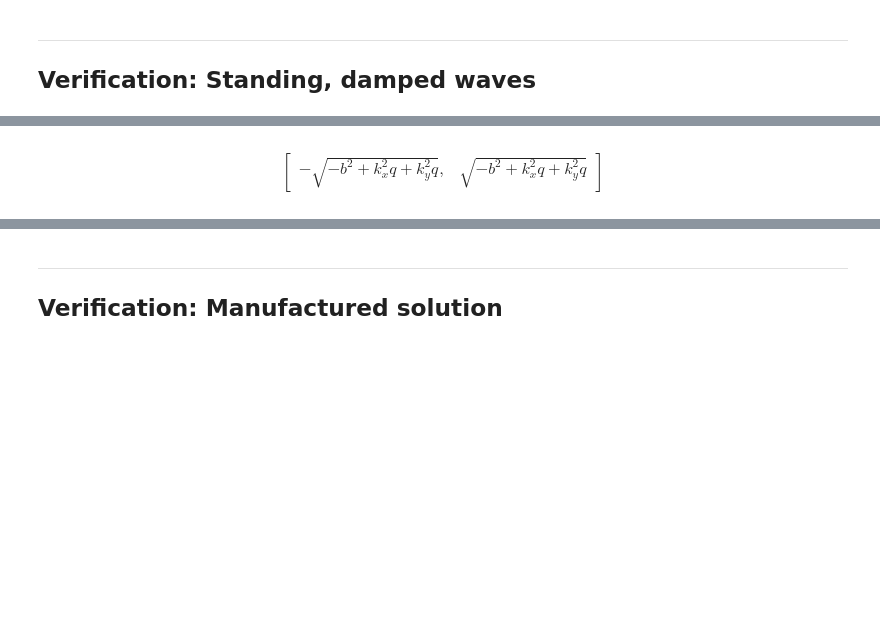
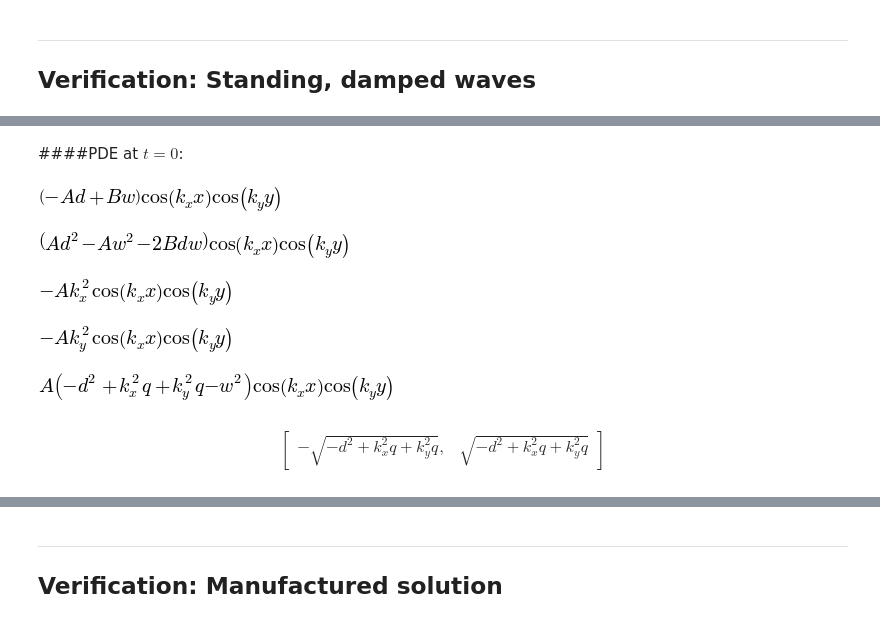
Before and after one commit to miladh/inf5620, a Jupyter notebook: waveEquation/doc/src/waveEquation.ipynb, the cells around one changed output, grey strips where cells are left out. Drawn from its saved outputs; the diff is of its cells as text; code cells hidden in the pictures; blank space fills up the shorter version.

```diff
--- a/waveEquation/doc/src/waveEquation.ipynb
+++ b/waveEquation/doc/src/waveEquation.ipynb
@@ -508,5 +480,20 @@ display(eq, eq_t0)
+# %% [markdown]
+####PDE at $t=0$:
+# %%
+u_t_t0  = u_t.subs(t, 0)
+u_tt_t0 = u_tt.subs(t, 0)
+u_xx_t0 = u_xx.subs(t, 0)
+u_yy_t0 = u_yy.subs(t, 0)
+eq_t0 = eq_B.subs(t,0).simplify()
+display(u_t_t0,u_tt_t0, u_xx_t0,u_yy_t0,eq_t0)
+# %% [output]
+[figure, added]
+[figure, added]
+[figure, added]
+[figure, added]
+[figure, added]
 # %%
-w_tmp = solve(eq_t0,w)
-w_tmp
+w_sol = solve(eq_t0,w)
+w_sol
 # %% [output]
-$$\begin{bmatrix}- \sqrt{- b^{2} + k_{x}^{2} q + k_{y}^{2} q}, & \sqrt{- b^{2} + k_{x}^{2} q + k_{y}^{2} q}\end{bmatrix}$$
+$$\begin{bmatrix}- \sqrt{- d^{2} + k_{x}^{2} q + k_{y}^{2} q}, & \sqrt{- d^{2} + k_{x}^{2} q + k_{y}^{2} q}\end{bmatrix}$$
```
Also changed, not shown: parts of 19 cells of this notebook, 1 other file.
